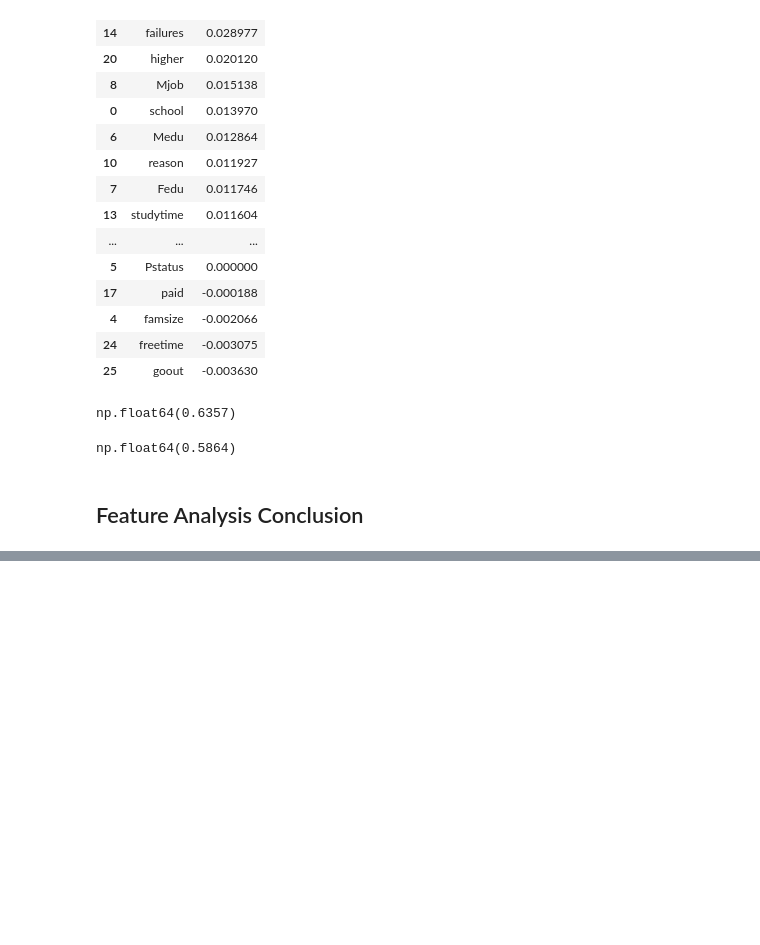
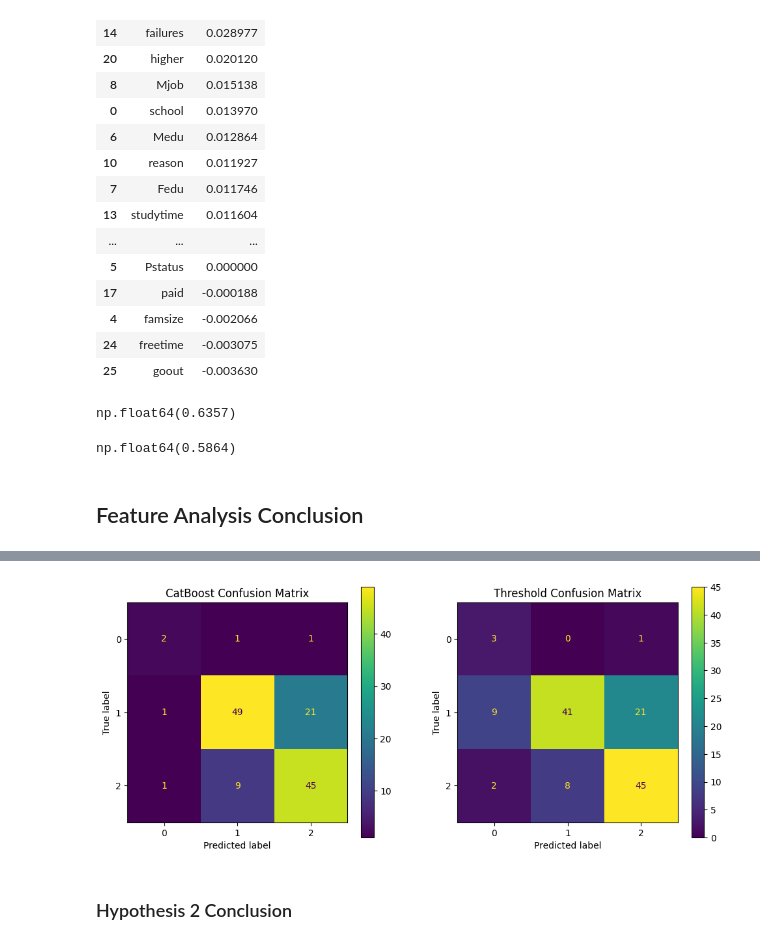
Before and after one commit to Car1LL/Student-Performance-Prediction, a Jupyter notebook: notebooks/02_Modeling.ipynb, the cells around one changed output, grey strips where cells are left out. Saved outputs shown, nothing was run; the diff lists cells and outputs as text; code cells hidden in the pictures; blank space fills up the shorter version.

```diff
--- a/notebooks/02_Modeling.ipynb
+++ b/notebooks/02_Modeling.ipynb
@@ -595,0 +668,12 @@ np.float64(0.5864)
+# %%
+minor_idx = list(cat_model.classes_).index(0)
+
+minor_probs = probs[:, minor_idx]
+
+y_pred_thresh = probs.argmax(axis=1)
+
+threshold = 0.2
+
+y_pred_thresh[minor_probs > threshold] = 0
+
+print(classification_report(y_true=y_test, y_pred=y_pred_thresh))
@@ -595,0 +690,18 @@ np.float64(0.5864)
+# %%
+threshold_cm = confusion_matrix(y_true=y_test, y_pred=y_pred_thresh)
+
+fig, axes = plt.subplots(nrows=1, ncols=2, figsize=(12, 5))
+
+axes = axes.flatten()
+
+ConfusionMatrixDisplay(catboost_cm).plot(ax=axes[0])
+ConfusionMatrixDisplay(threshold_cm).plot(ax=axes[1])
+
+axes[0].set_title("CatBoost Confusion Matrix")
+axes[1].set_title("Threshold Confusion Matrix")
+
+plt.show()
+# %% [output]
+[figure, added]
+# %% [markdown]
+### Hypothesis 2 Conclusion
```
Also changed, not shown: parts of 14 cells of this notebook.
